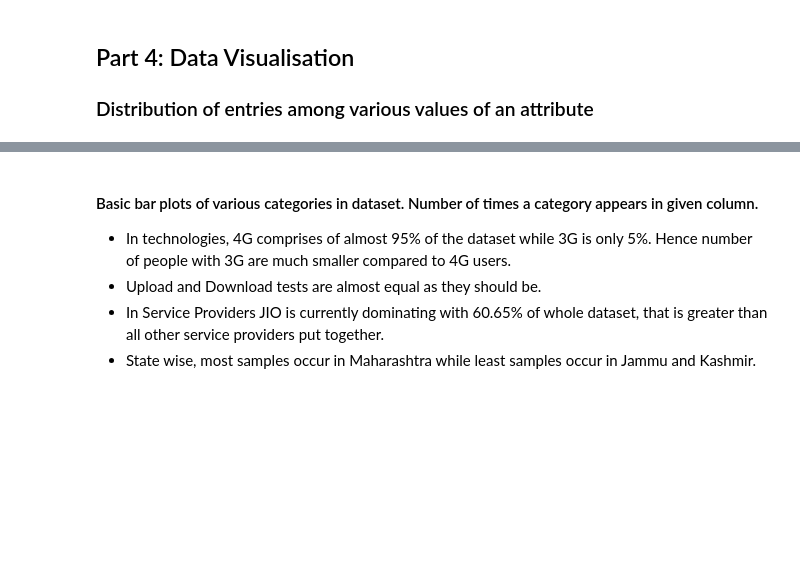
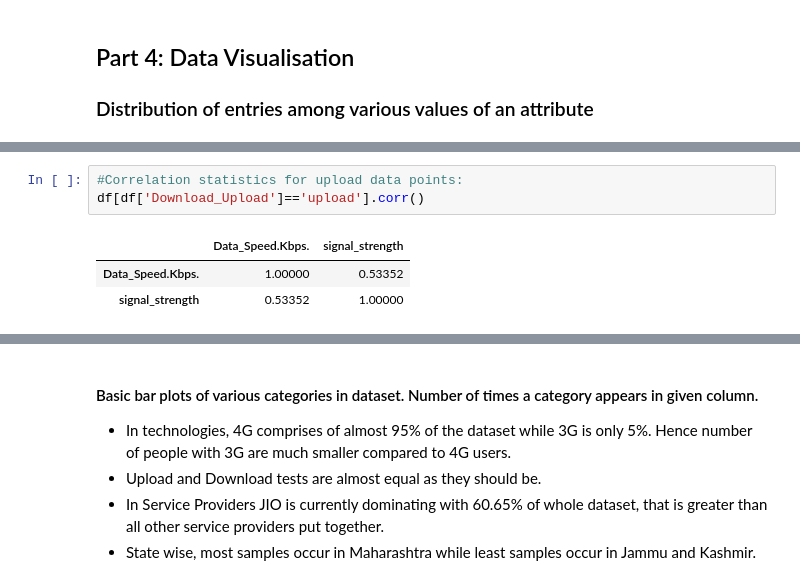
Before and after one commit to pyt243/DM-Project-MyCallSpeed, a Jupyter notebook: code/DM_Project.ipynb, the cells around one changed output, grey strips where cells are left out. Saved outputs shown, nothing was run; the diff lists cells and outputs as text; blank space fills up the shorter version.

```diff
--- a/code/DM_Project.ipynb
+++ b/code/DM_Project.ipynb
@@ -336,3 +348,10 @@ df.corr()
+# %%
+#Correlation statistics for upload data points:
+df[df['Download_Upload']=='upload'].corr()
+# %% [output]
+|  | Data_Speed.Kbps. | signal_strength |
+| Data_Speed.Kbps. | 1.00000 | 0.53352 |
+| signal_strength | 0.53352 | 1.00000 |
 # %%
 columns = ['technology', 'Download_Upload','Service_provider','Service_Area']
 
```
Also changed, not shown: parts of 23 cells of this notebook.
